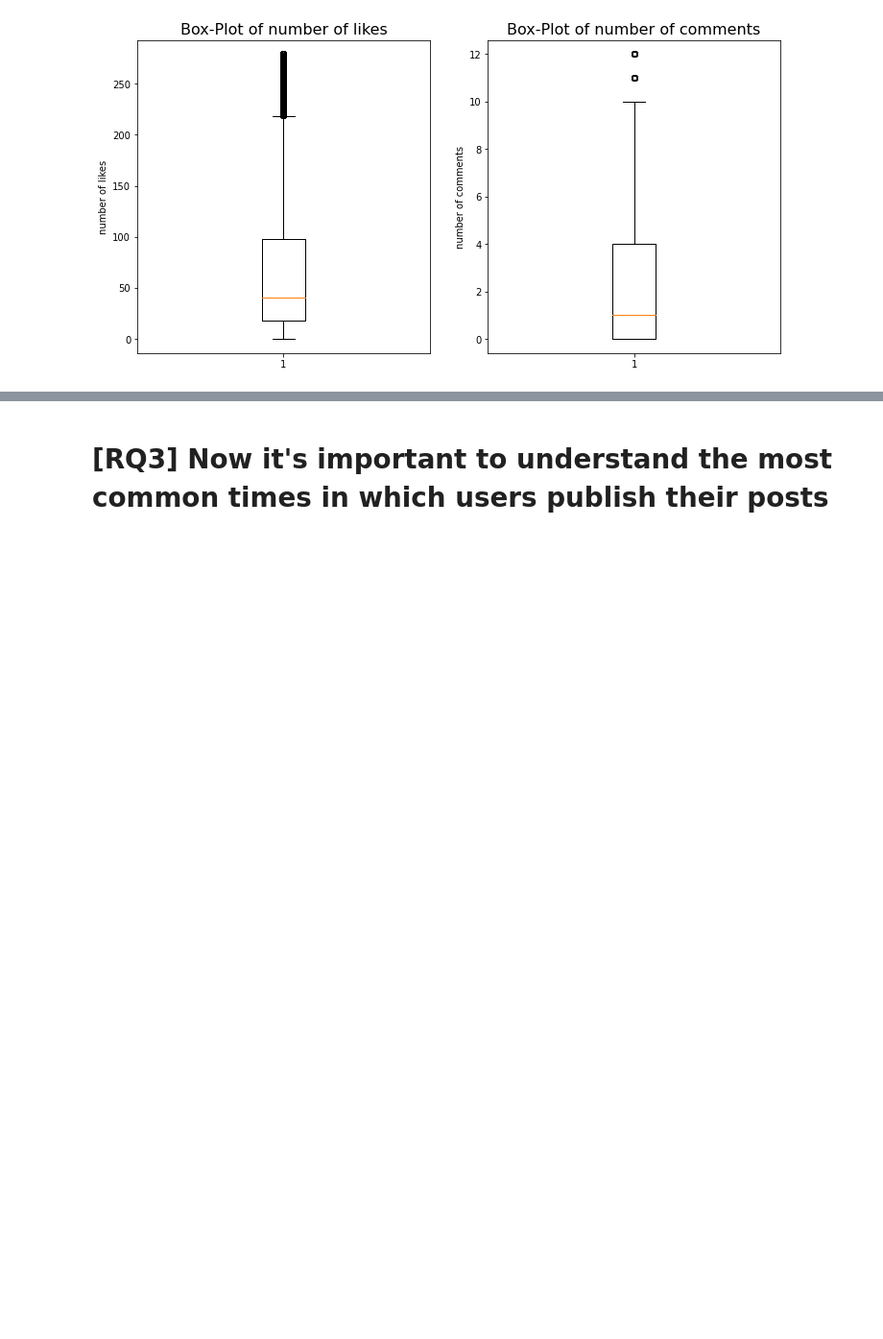
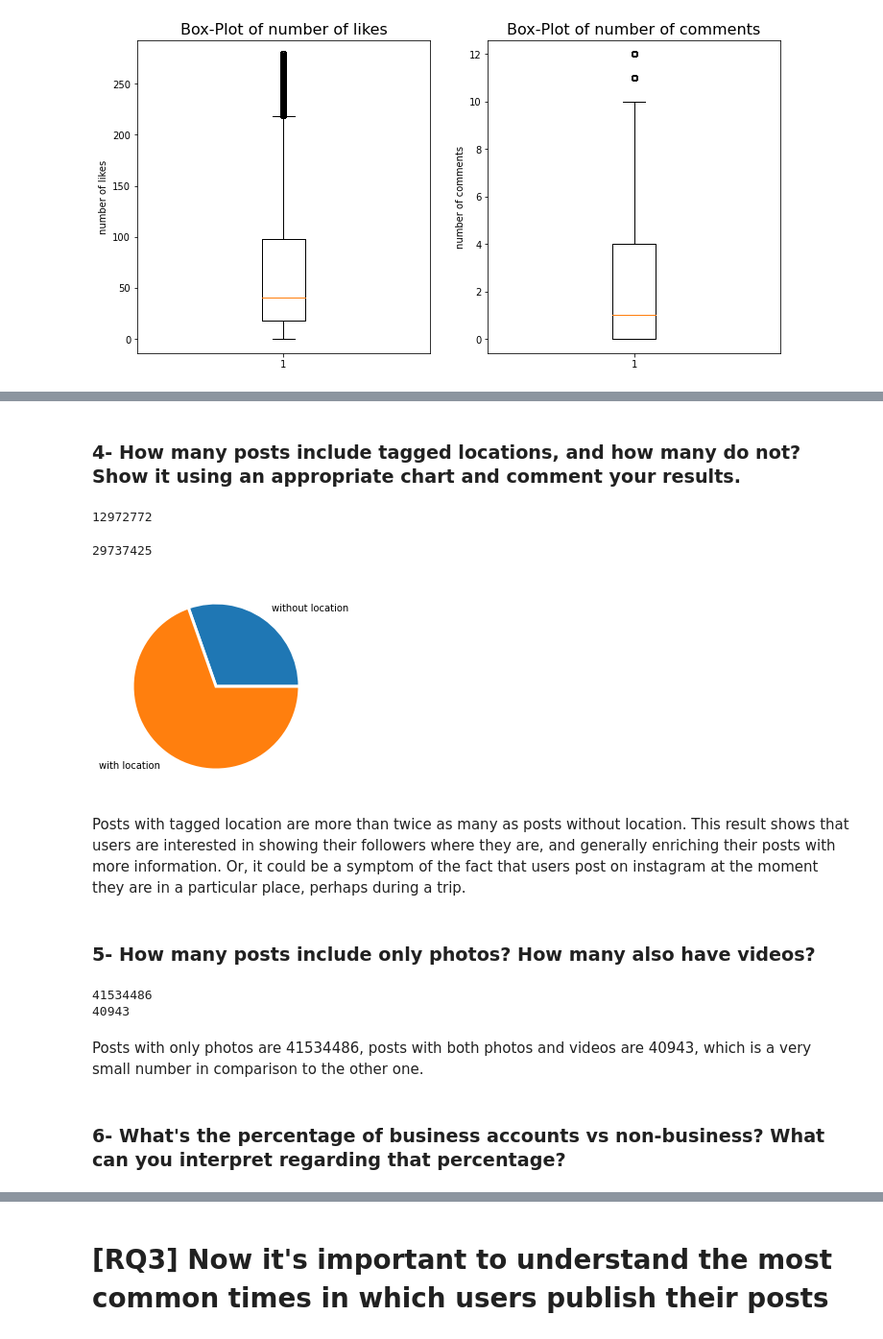
Before and after one commit to PaoloBarba/ADM_HW2, a Jupyter notebook: main.ipynb, the cells around one changed output, grey strips where cells are left out. Shown at 96% size. Cells and saved outputs as stored; diff of their text form; code cells hidden in the pictures; blank space fills up the shorter version.

```diff
--- a/main.ipynb
+++ b/main.ipynb
@@ -320,0 +378,26 @@ plt.show()
+# %% [markdown]
+### 4- How many posts include tagged locations, and how many do not? Show it using an appropriate chart and comment your results.
+# %%
+loc=pd.read_csv("/content/drive/MyDrive/ADM_HW2/instagram_posts.csv", usecols=['location_id'], delimiter='\t')
+# %%
+noloc=loc.location_id.isna().sum()
+noloc
+#num di post con location non taggate
+# %% [output]
+12972772
+# %%
+#conloc=loc.location_id.dropna().sum()
+#conloc=loc.location_id.sum()
+conloc=loc.location_id.dropna().count()
+conloc
+#num post con location taggate
+# %% [output]
+29737425
+# %%
+
+prop=[noloc, conloc]
+names='without location', 'with location'
+plt.pie(prop, labels=names, labeldistance=1.15, wedgeprops = { 'linewidth' : 3, 'edgecolor' : 'white' })
+plt.show()
+# %% [output]
+[figure, added]
@@ -320,0 +406,4 @@ plt.show()
+# %% [markdown]
+Posts with tagged location are more than twice as many as posts without location. This result shows that users are interested in showing their followers where they are, and generally enriching their posts with more information. Or, it could be a symptom of the fact that users post on instagram at the moment they are in a particular place, perhaps during a trip.
+# %% [markdown]
+### 5- How many posts include only photos? How many also have videos?
@@ -320,0 +412,8 @@ plt.show()
+# %%
+photos=ptype[ptype['post_type']==1]
+multi=ptype[ptype['post_type']==3]
+print(photos.shape[0])
+print(multi.shape[0])
+# %% [output]
+41534486
+40943
@@ -320,0 +422,4 @@ plt.show()
+# %% [markdown]
+Posts with only photos are 41534486, posts with both photos and videos are 40943, which is a very small number in comparison to the other one.
+# %% [markdown]
+### 6- What's the percentage of business accounts vs non-business? What can you interpret regarding that percentage?
```
Also changed, not shown: parts of 46 cells of this notebook.
